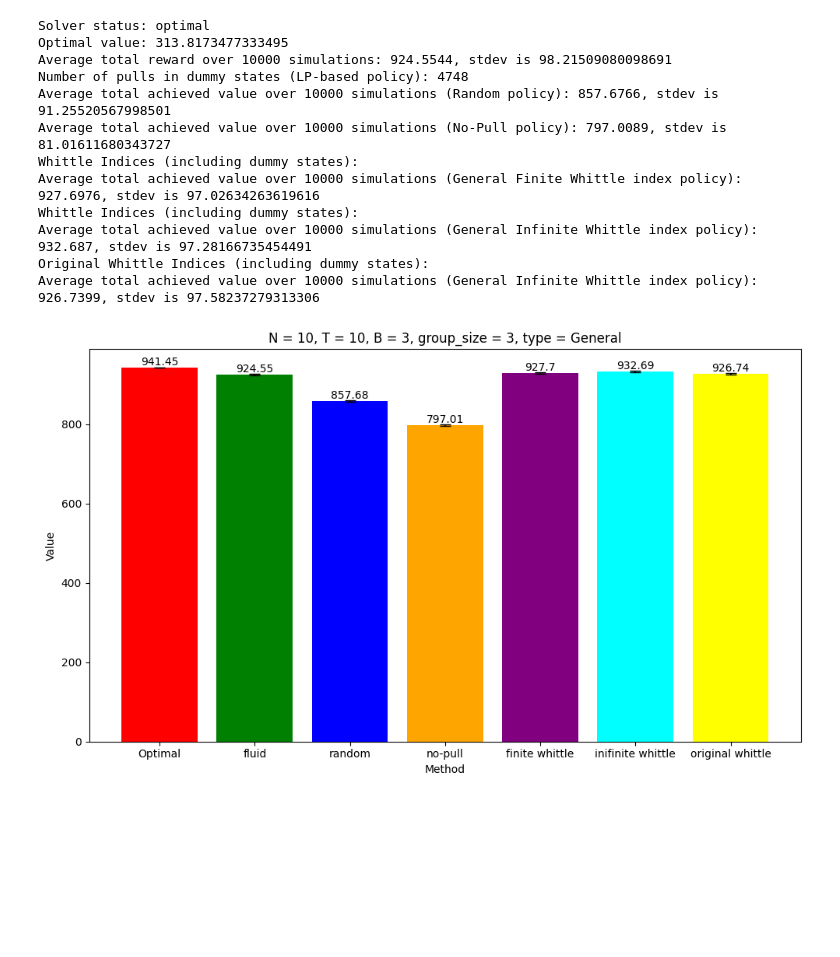
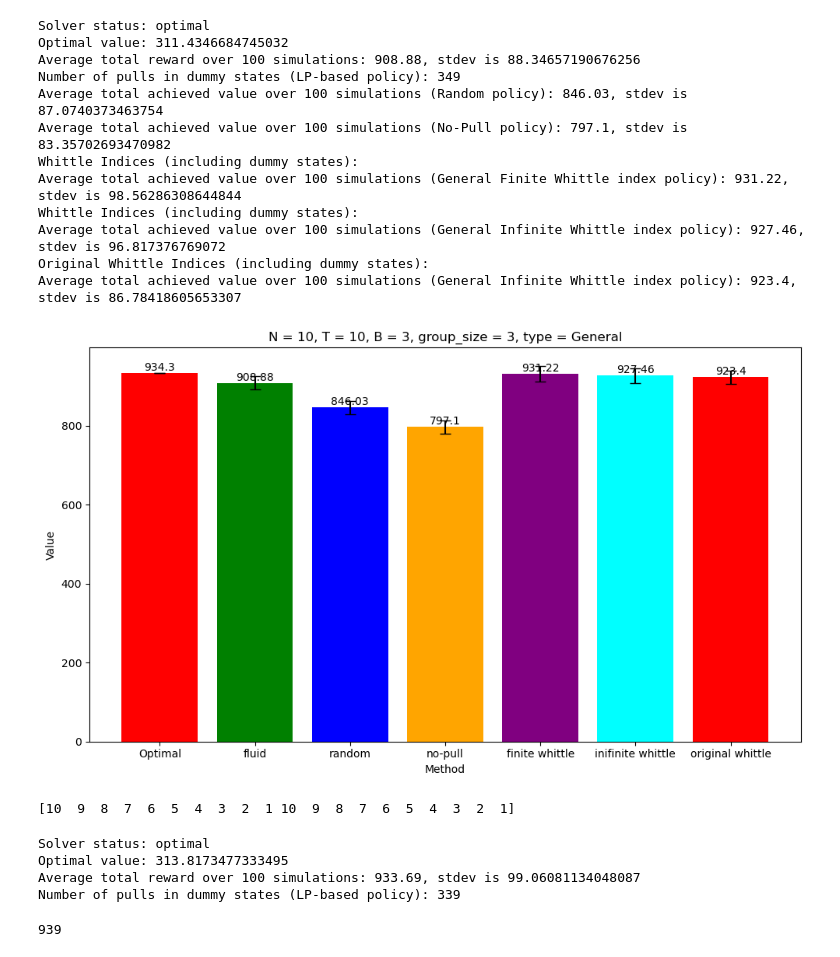
Before and after one commit to Haichuan23/Single_Use_RMAB, a Jupyter notebook: New_Experiment/run_experiment.ipynb, the cells around one changed output. Cells and saved outputs as stored; diff of their text form; code cells hidden in the pictures; blank space fills up the shorter version.

Commit message:
add finite whittle

```diff
--- a/New_Experiment/run_experiment.ipynb
+++ b/New_Experiment/run_experiment.ipynb
@@ -91,24 +93,24 @@ np.random.seed(22)
 # %%
 S = 10
 N = 10
 group_member_num = 3
 K = 3
 S_prime = S * 2
 A = 2
 T = 10
-num_simulations = 10000
+num_simulations = 100
 comparison(S, N, group_member_num, K, S_prime, A, T, num_simulations, 'General')
 # %% [output]
 Solver status: optimal
-Optimal value: 313.8173477333495
-Average total reward over 10000 simulations: 924.5544, stdev is 98.21509080098691
-Number of pulls in dummy states (LP-based policy): 4748
-Average total achieved value over 10000 simulations (Random policy): 857.6766, stdev is 91.25520567998501
-Average total achieved value over 10000 simulations (No-Pull policy): 797.0089, stdev is 81.01611680343727
+Optimal value: 311.4346684745032
+Average total reward over 100 simulations: 908.88, stdev is 88.34657190676256
+Number of pulls in dummy states (LP-based policy): 349
+Average total achieved value over 100 simulations (Random policy): 846.03, stdev is 87.0740373463754
+Average total achieved value over 100 simulations (No-Pull policy): 797.1, stdev is 83.35702693470982
 Whittle Indices (including dummy states):
-Average total achieved value over 10000 simulations (General Finite Whittle index policy): 927.6976, stdev is 97.02634263619616
+Average total achieved value over 100 simulations (General Finite Whittle index policy): 931.22, stdev is 98.56286308644844
 Whittle Indices (including dummy states):
-Average total achieved value over 10000 simulations (General Infinite Whittle index policy): 932.687, stdev is 97.28166735454491
+Average total achieved value over 100 simulations (General Infinite Whittle index policy): 927.46, stdev is 96.817376769072
 Original Whittle Indices (including dummy states):
-Average total achieved value over 10000 simulations (General Infinite Whittle index policy): 926.7399, stdev is 97.58237279313306
+Average total achieved value over 100 simulations (General Infinite Whittle index policy): 923.4, stdev is 86.78418605653307
-[figure, old version]
+[figure, new version]
@@ -114,0 +130,15 @@ Average total achieved value over 10000 simulations (General Infinite Whittle in
+# %%
+print(r)
+# %% [output]
+[10  9  8  7  6  5  4  3  2  1 10  9  8  7  6  5  4  3  2  1]
+# %%
+optimal_reward, fluid_reward, fluid_std = fluid_policy(N, T, S, S_prime, A, K, group_member_num, P, r, num_simulations)
+# %% [output]
+Solver status: optimal
+Optimal value: 313.8173477333495
+Average total reward over 100 simulations: 933.69, stdev is 99.06081134048087
+Number of pulls in dummy states (LP-based policy): 339
+# %%
+313 * 3
+# %% [output]
+939
```
Also changed, not shown: parts of 3 cells of this notebook, 1 other file.
